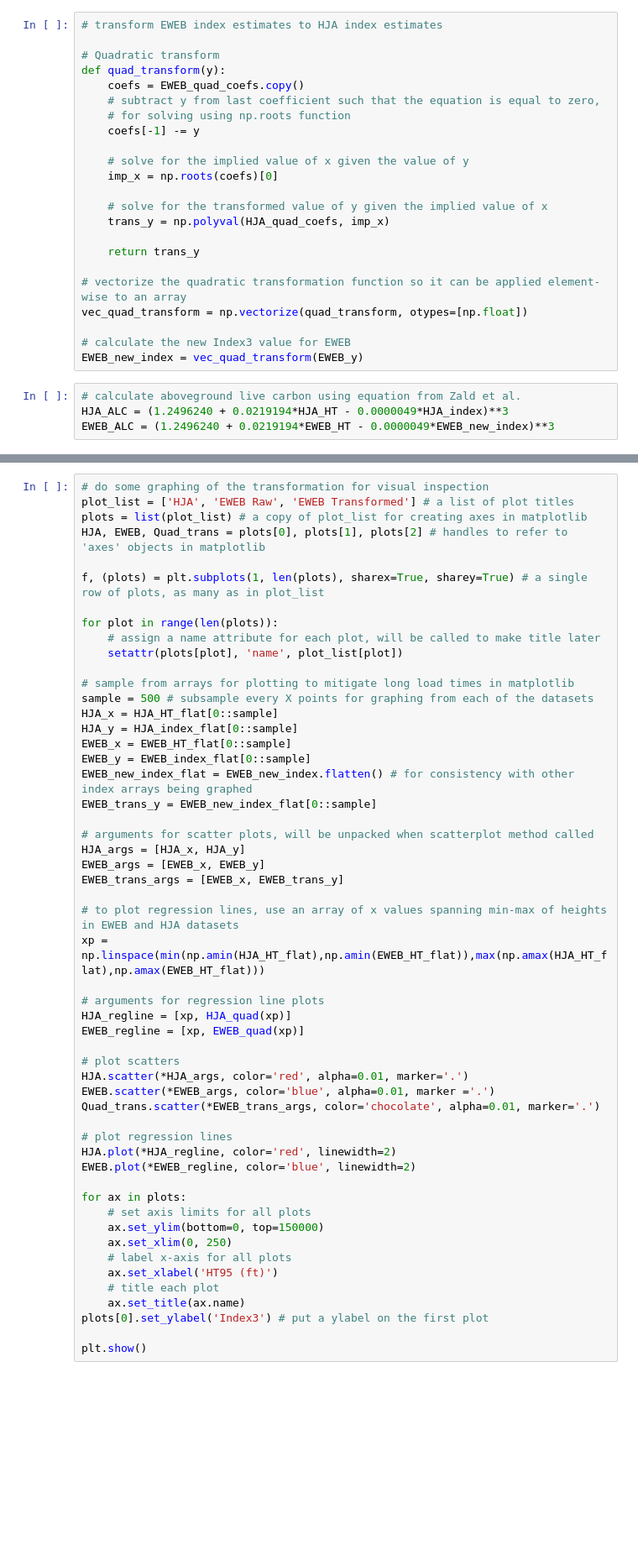
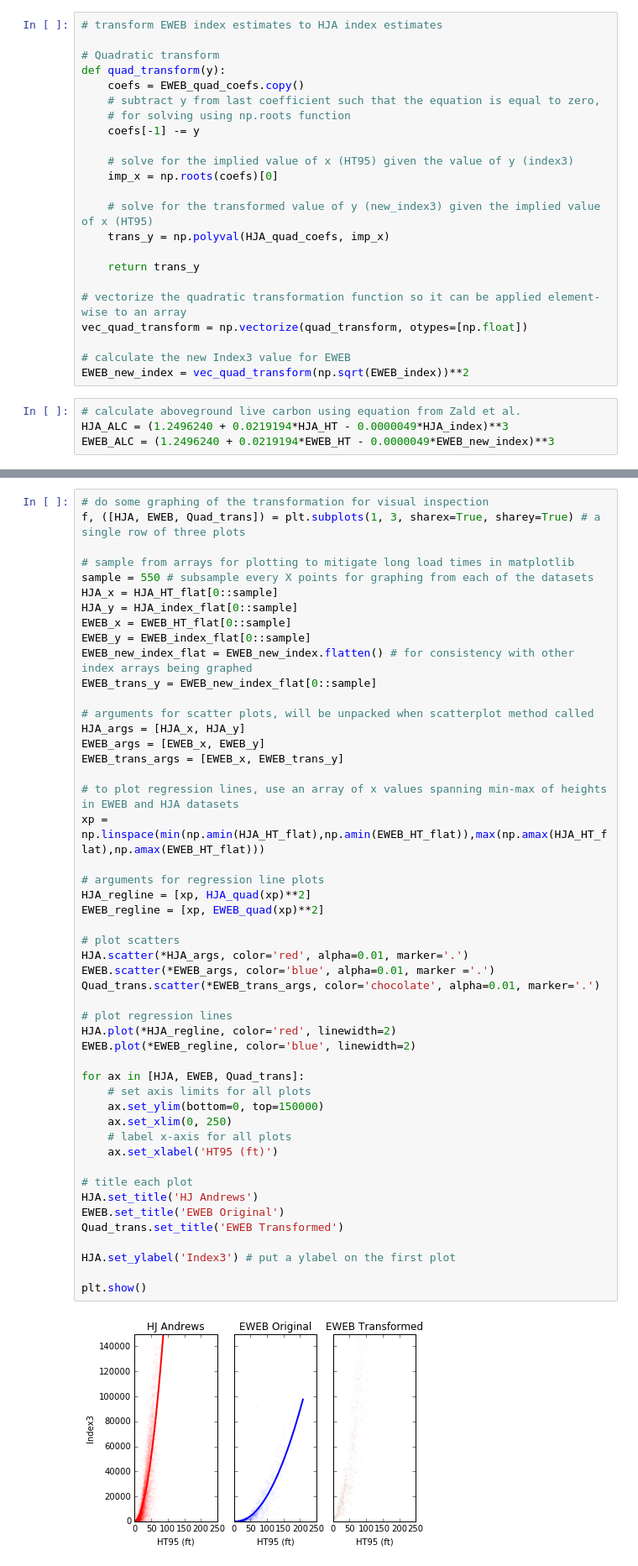
Before and after one commit to Ecotrust/urbanforestry, a Jupyter notebook: EWEB LiDAR Transform.ipynb, the cells around one changed output, grey strips where cells are left out. Shown at 84% size. Saved outputs shown, nothing was run; the diff lists cells and outputs as text; blank space fills up the shorter version.

```diff
--- a/EWEB LiDAR Transform.ipynb
+++ b/EWEB LiDAR Transform.ipynb
@@ -102,10 +161,10 @@ def quad_transform(y):
     # for solving using np.roots function
     coefs[-1] -= y
 
-    # solve for the implied value of x given the value of y
+    # solve for the implied value of x (HT95) given the value of y (index3)
     imp_x = np.roots(coefs)[0]
 
-    # solve for the transformed value of y given the implied value of x
+    # solve for the transformed value of y (new_index3) given the implied value of x (HT95)
     trans_y = np.polyval(HJA_quad_coefs, imp_x)
 
     return trans_y
@@ -114,7 +173,7 @@ def quad_transform(y):
 vec_quad_transform = np.vectorize(quad_transform, otypes=[np.float])
 
 # calculate the new Index3 value for EWEB
-EWEB_new_index = vec_quad_transform(EWEB_y)
+EWEB_new_index = vec_quad_transform(np.sqrt(EWEB_index))**2
 # %%
 # calculate aboveground live carbon using equation from Zald et al.
 HJA_ALC = (1.2496240 + 0.0219194*HJA_HT - 0.0000049*HJA_index)**3
@@ -122,56 +199,54 @@ EWEB_ALC = (1.2496240 + 0.0219194*EWEB_HT - 0.0000049*EWEB_new_index)**3
 # %%
 # do some graphing of the transformation for visual inspection
-plot_list = ['HJA', 'EWEB Raw', 'EWEB Transformed'] # a list of plot titles
-plots = list(plot_list) # a copy of plot_list for creating axes in matplotlib
-HJA, EWEB, Quad_trans = plots[0], plots[1], plots[2] # handles to refer to 'axes' objects in matplotlib
-
-f, (plots) = plt.subplots(1, len(plots), sharex=True, sharey=True) # a single row of plots, as many as in plot_list
-
-for plot in range(len(plots)):
-    # assign a name attribute for each plot, will be called to make title later
-    setattr(plots[plot], 'name', plot_list[plot])
+f, ([HJA, EWEB, Quad_trans]) = plt.subplots(1, 3, sharex=True, sharey=True) # a single row of three plots
 
 # sample from arrays for plotting to mitigate long load times in matplotlib
-sample = 500 # subsample every X points for graphing from each of the datasets
+sample = 550 # subsample every X points for graphing from each of the datasets
 HJA_x = HJA_HT_flat[0::sample]
 HJA_y = HJA_index_flat[0::sample]
 EWEB_x = EWEB_HT_flat[0::sample]
 EWEB_y = EWEB_index_flat[0::sample]
 EWEB_new_index_flat = EWEB_new_index.flatten() # for consistency with other index arrays being graphed
 EWEB_trans_y = EWEB_new_index_flat[0::sample]
 
 # arguments for scatter plots, will be unpacked when scatterplot method called
 HJA_args = [HJA_x, HJA_y]
 EWEB_args = [EWEB_x, EWEB_y]
 EWEB_trans_args = [EWEB_x, EWEB_trans_y]
 
 # to plot regression lines, use an array of x values spanning min-max of heights in EWEB and HJA datasets
 xp = np.linspace(min(np.amin(HJA_HT_flat),np.amin(EWEB_HT_flat)),max(np.amax(HJA_HT_flat),np.amax(EWEB_HT_flat)))
 
 # arguments for regression line plots
-HJA_regline = [xp, HJA_quad(xp)]
-EWEB_regline = [xp, EWEB_quad(xp)]
+HJA_regline = [xp, HJA_quad(xp)**2]
+EWEB_regline = [xp, EWEB_quad(xp)**2]
 
 # plot scatters
 HJA.scatter(*HJA_args, color='red', alpha=0.01, marker='.')
 EWEB.scatter(*EWEB_args, color='blue', alpha=0.01, marker ='.')
 Quad_trans.scatter(*EWEB_trans_args, color='chocolate', alpha=0.01, marker='.')
 
 # plot regression lines
 HJA.plot(*HJA_regline, color='red', linewidth=2)
 EWEB.plot(*EWEB_regline, color='blue', linewidth=2)
 
-for ax in plots:
+for ax in [HJA, EWEB, Quad_trans]:
     # set axis limits for all plots
     ax.set_ylim(bottom=0, top=150000)
     ax.set_xlim(0, 250)
     # label x-axis for all plots
     ax.set_xlabel('HT95 (ft)')
-    # title each plot
-    ax.set_title(ax.name)
-plots[0].set_ylabel('Index3') # put a ylabel on the first plot
+
+# title each plot
+HJA.set_title('HJ Andrews')
+EWEB.set_title('EWEB Original')
+Quad_trans.set_title('EWEB Transformed')
+
+HJA.set_ylabel('Index3') # put a ylabel on the first plot
 
 plt.show()
+# %% [output]
+[figure, added]
 # %%
 # use same mask and other raster settings as EWEB input raster
 profile.update(count=1) # but update to have only one band, whereas input raster had two
```
Also changed, not shown: parts of 11 cells of this notebook.
